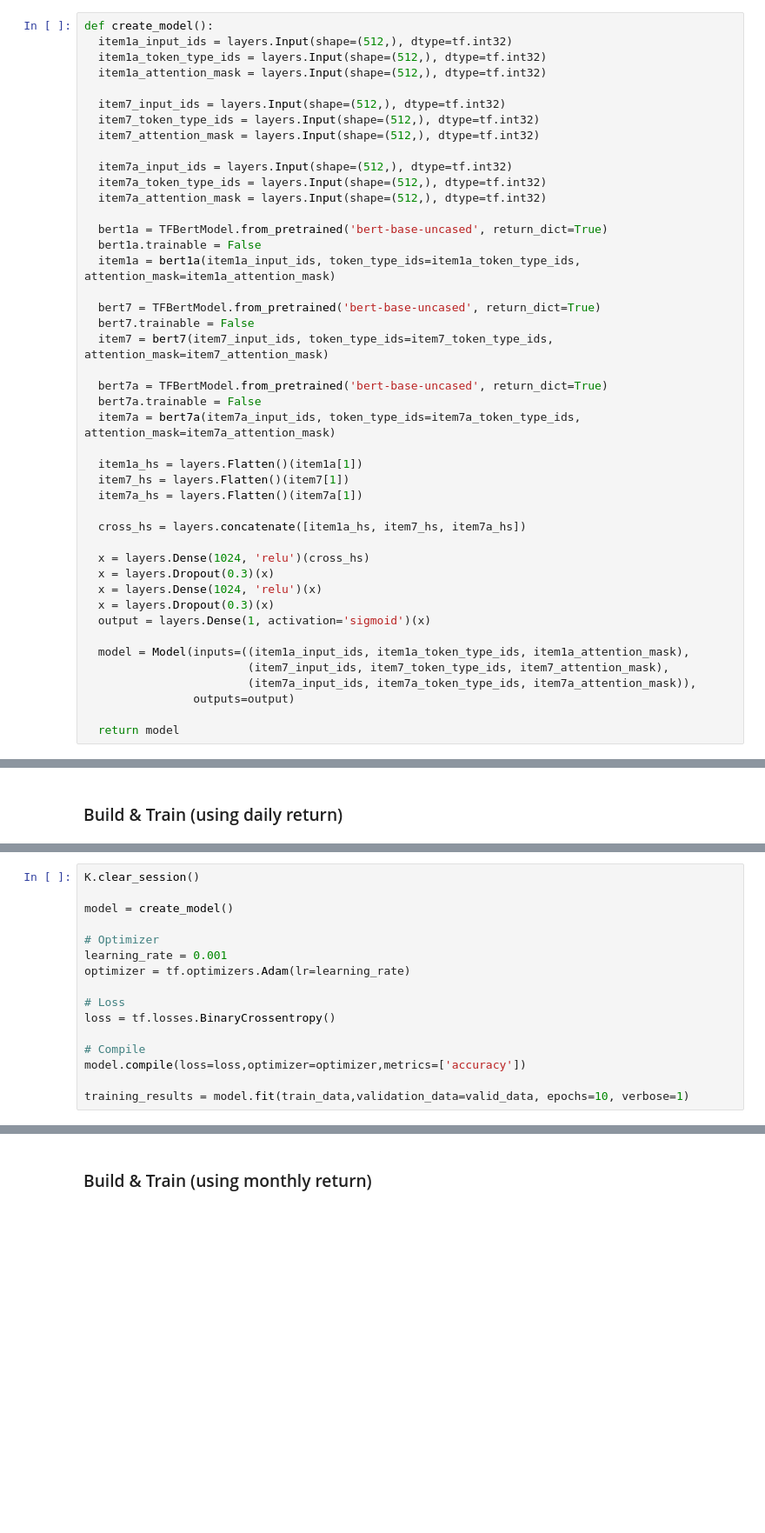
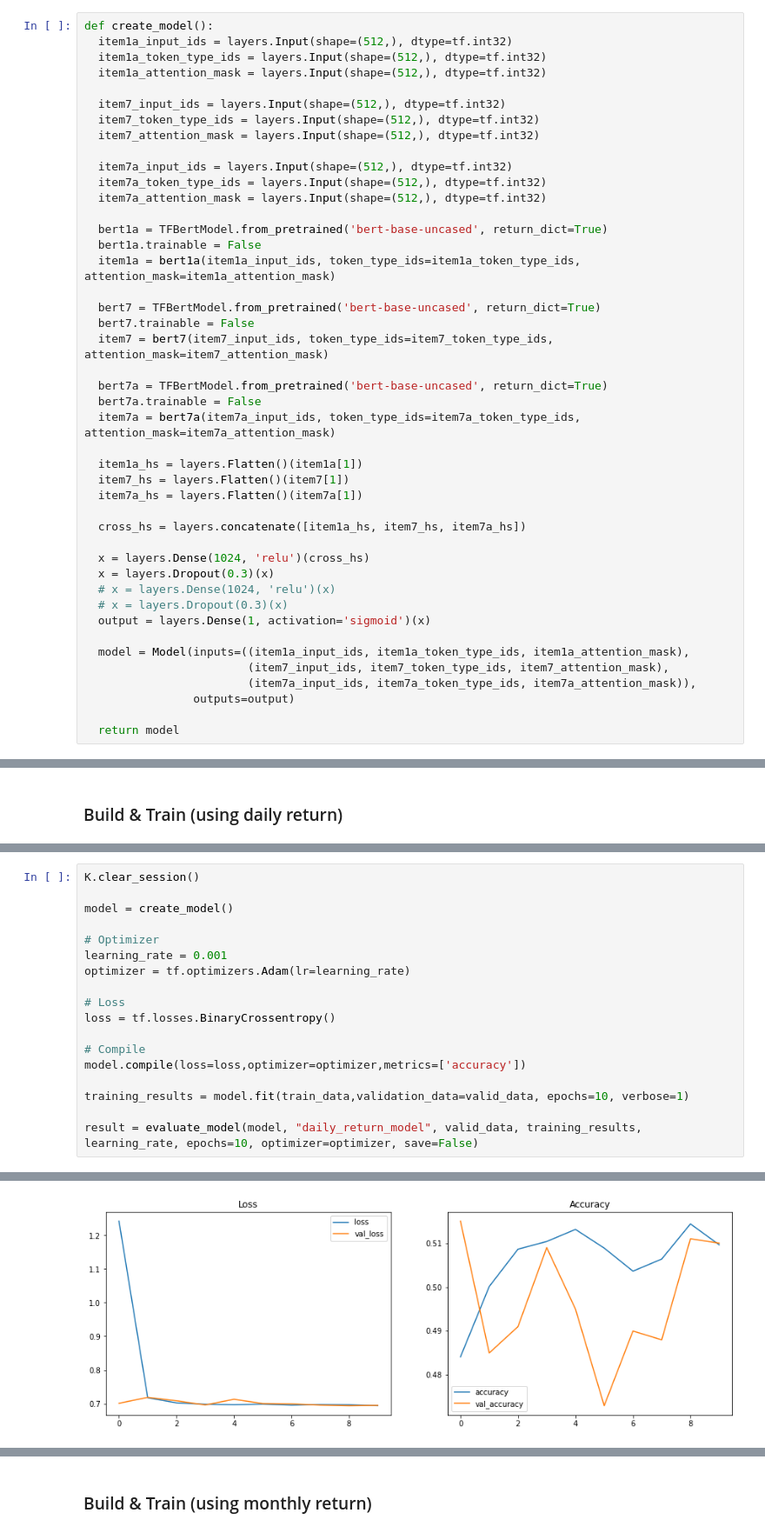
Before and after one commit to abnormal-distribution/AC295_abnormal-distribution, a Jupyter notebook: submissions/project_Abnormal-Distribution/milestone3_Abnormal-Distribution/10Ks_EDA_Model.ipynb, the cells around one changed output, grey strips where cells are left out. Shown at 87% size. Drawn from its saved outputs; the diff is of its cells as text; blank space fills up the shorter version.

```diff
--- a/submissions/project_Abnormal-Distribution/10Ks_EDA_Model.ipynb
+++ b/submissions/project_Abnormal-Distribution/milestone3_Abnormal-Distribution/10Ks_EDA_Model.ipynb
@@ -989,8 +1004,8 @@ def create_model():
 
   x = layers.Dense(1024, 'relu')(cross_hs)
   x = layers.Dropout(0.3)(x)
-  x = layers.Dense(1024, 'relu')(x)
-  x = layers.Dropout(0.3)(x)
+  # x = layers.Dense(1024, 'relu')(x)
+  # x = layers.Dropout(0.3)(x)
   output = layers.Dense(1, activation='sigmoid')(x)
 
   model = Model(inputs=((item1a_input_ids, item1a_token_type_ids, item1a_attention_mask),
@@ -1143,6 +1153,8 @@ loss = tf.losses.BinaryCrossentropy()
 model.compile(loss=loss,optimizer=optimizer,metrics=['accuracy'])
 
 training_results = model.fit(train_data,validation_data=valid_data, epochs=10, verbose=1)
+
+result = evaluate_model(model, "daily_return_model", valid_data, training_results, learning_rate, epochs=10, optimizer=optimizer, save=False)
 # %% [output]
 Some layers from the model checkpoint at bert-base-uncased were not used when initializing TFBertModel: ['mlm___cls', 'nsp___cls']
 - This IS expected if you are initializing TFBertModel from the checkpoint of a model trained on another task or with another architecture (e.g. initializing a BertForSequenceClassification model from ...
@@ -1164,0 +1194 @@ Epoch 2/10
+[figure, added]
```
Also changed, not shown: parts of 21 cells of this notebook.
